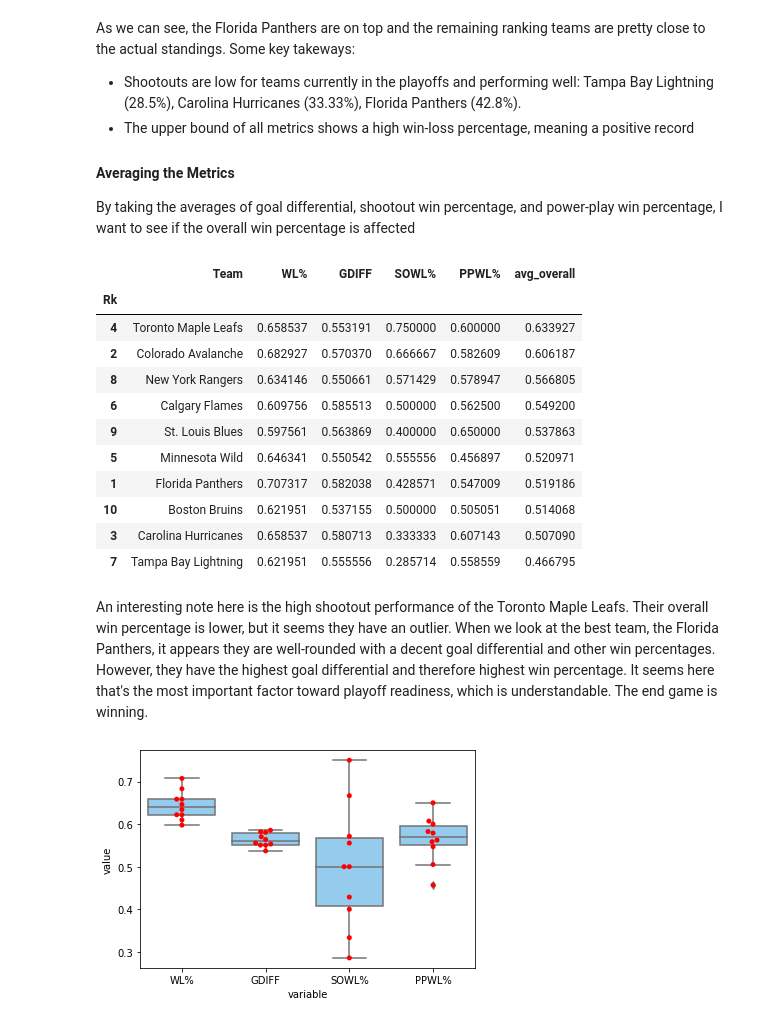
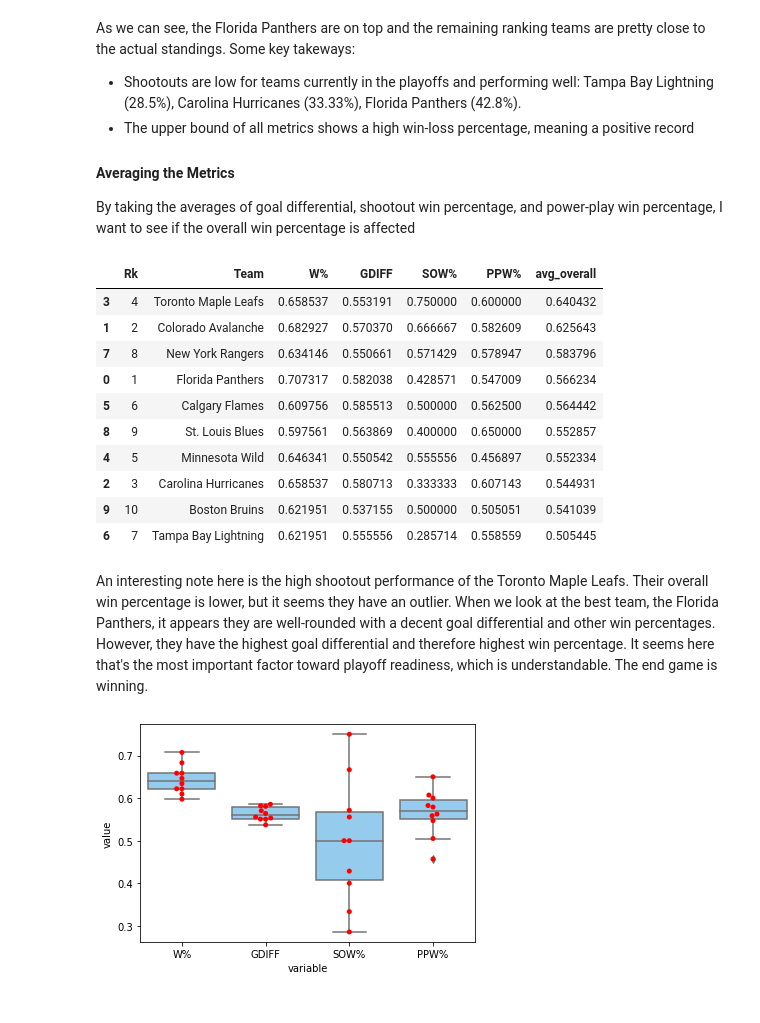
Before and after one commit to RyanSchraeder/StanleyCupPredictions, a Jupyter notebook: notebooks/model.ipynb, the cells around one changed output. Cells and saved outputs as stored; diff of their text form; code cells hidden in the pictures.

```diff
--- a/notebooks/model.ipynb
+++ b/notebooks/model.ipynb
@@ -16,6 +16,6 @@ In this analysis, I use current known stats in the NHL to determine probability
 
 The data included is very robust, including all current information and some metrics for team performance.
 # %%
-df = pd.DataFrame(pd.read_csv('../data/team_stats.csv', index_col=[0]))
-df
+df = pd.DataFrame(pd.read_csv('../data/team_stats.csv'))
+df.head()
 # %% [output]
@@ -166,6 +154,6 @@ _Here, I created:_
 # %%
 # Show New Metrics
 
-winners = df[['Team','W%', 'GDIFF', 'SOW%', 'PPW%']].sort_values('Rk', ascending=True).head(10)
+winners = df[['Rk','Team','W%', 'GDIFF', 'SOW%', 'PPW%']].sort_values('Rk', ascending=True).head(10)
 winners
 # %% [output]
@@ -193,31 +180,31 @@ avg = []
 for i, j in winners.iloc[:,2:].iterrows():
     avg.append(j.mean())
 
-winners.avg_overall = avg
-winners.sort_values('avg_overall', ascending=False)
+winners['avg_overall'] = avg
+winners = winners.sort_values('avg_overall', ascending=False)
+winners
 # %% [output]
-|  | Team | WL% | GDIFF | SOWL% | PPWL% | avg_overall |
-| Rk |  |  |  |  |  |  |
-| 4 | Toronto Maple Leafs | 0.658537 | 0.553191 | 0.750000 | 0.600000 | 0.633927 |
-| 2 | Colorado Avalanche | 0.682927 | 0.570370 | 0.666667 | 0.582609 | 0.606187 |
-| 8 | New York Rangers | 0.634146 | 0.550661 | 0.571429 | 0.578947 | 0.566805 |
-| 6 | Calgary Flames | 0.609756 | 0.585513 | 0.500000 | 0.562500 | 0.549200 |
-| 9 | St. Louis Blues | 0.597561 | 0.563869 | 0.400000 | 0.650000 | 0.537863 |
-| 5 | Minnesota Wild | 0.646341 | 0.550542 | 0.555556 | 0.456897 | 0.520971 |
-| 1 | Florida Panthers | 0.707317 | 0.582038 | 0.428571 | 0.547009 | 0.519186 |
-| 10 | Boston Bruins | 0.621951 | 0.537155 | 0.500000 | 0.505051 | 0.514068 |
-| 3 | Carolina Hurricanes | 0.658537 | 0.580713 | 0.333333 | 0.607143 | 0.507090 |
-| 7 | Tampa Bay Lightning | 0.621951 | 0.555556 | 0.285714 | 0.558559 | 0.466795 |
+|  | Rk | Team | W% | GDIFF | SOW% | PPW% | avg_overall |
+| 3 | 4 | Toronto Maple Leafs | 0.658537 | 0.553191 | 0.750000 | 0.600000 | 0.640432 |
+| 1 | 2 | Colorado Avalanche | 0.682927 | 0.570370 | 0.666667 | 0.582609 | 0.625643 |
+| 7 | 8 | New York Rangers | 0.634146 | 0.550661 | 0.571429 | 0.578947 | 0.583796 |
+| 0 | 1 | Florida Panthers | 0.707317 | 0.582038 | 0.428571 | 0.547009 | 0.566234 |
+| 5 | 6 | Calgary Flames | 0.609756 | 0.585513 | 0.500000 | 0.562500 | 0.564442 |
+| 8 | 9 | St. Louis Blues | 0.597561 | 0.563869 | 0.400000 | 0.650000 | 0.552857 |
+| 4 | 5 | Minnesota Wild | 0.646341 | 0.550542 | 0.555556 | 0.456897 | 0.552334 |
+| 2 | 3 | Carolina Hurricanes | 0.658537 | 0.580713 | 0.333333 | 0.607143 | 0.544931 |
+| 9 | 10 | Boston Bruins | 0.621951 | 0.537155 | 0.500000 | 0.505051 | 0.541039 |
+| 6 | 7 | Tampa Bay Lightning | 0.621951 | 0.555556 | 0.285714 | 0.558559 | 0.505445 |
 # %% [markdown]
 An interesting note here is the high shootout performance of the Toronto Maple Leafs. Their overall win percentage is lower, but it seems they have an outlier. When we look at the best team, the Florida Panthers, it appears they are well-rounded with a decent goal differential and other win percentages. However, they have the highest goal differential and therefore highest win percentage. It seems here that's the most important factor toward playoff readiness, which is understandable. The end game is winning.
 # %%
-winners = pd.melt(winners.reset_index(), id_vars=['Rk'], value_vars=['WL%', 'GDIFF', 'SOWL%', 'PPWL%'])
+winners = pd.melt(winners.reset_index(), id_vars=['Rk'], value_vars=['W%', 'GDIFF', 'SOW%', 'PPW%'])
 winners.columns
 
 ax = sns.boxplot(x='variable', y='value', data=winners, color='lightskyblue')
 ax = sns.swarmplot(x='variable', y='value', data=winners, color='red')
 # %% [output]
-[figure, old version]
+[figure, new version]
 # %% [markdown]
 The team performance is indicated by rank, and the rank appears to be directly related to the higher level of these statistics:
 
```
Also changed, not shown: parts of 11 cells of this notebook.
